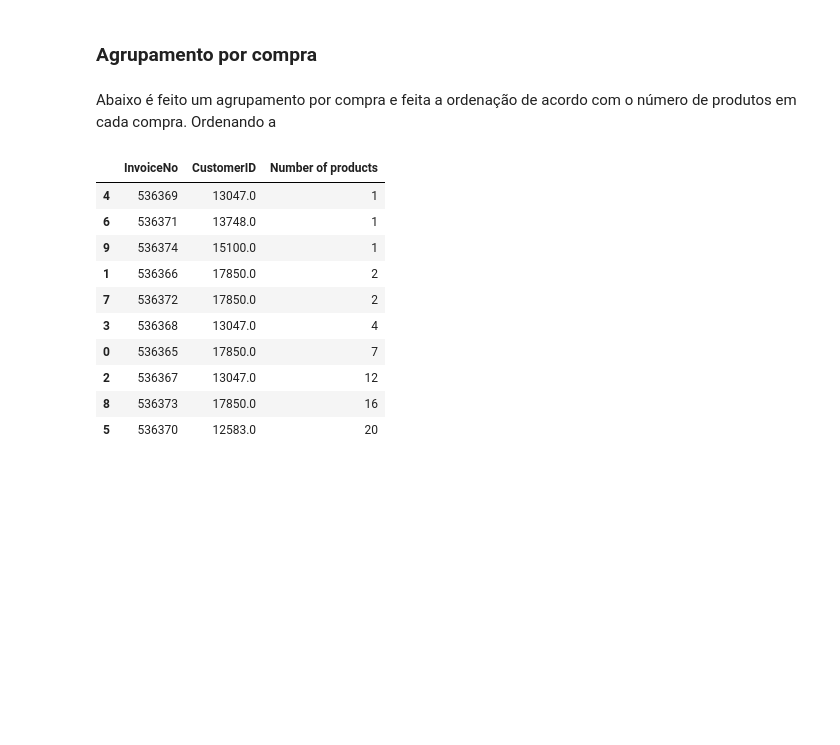
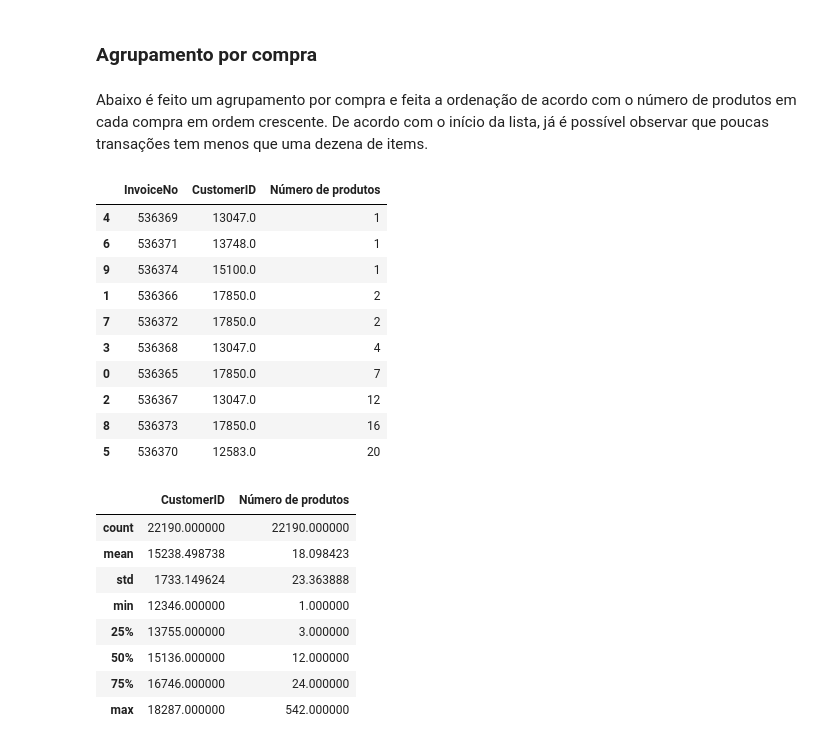
Before and after one commit to SkyNetRecruits/online_retail_dataset, a Jupyter notebook: pre_processing.ipynb, the cells around one changed output. Cells and saved outputs as stored; diff of their text form; code cells hidden in the pictures; blank space fills up the shorter version.

```diff
--- a/pre_processing.ipynb
+++ b/pre_processing.ipynb
@@ -228,12 +228,13 @@ pd.DataFrame([{'Compras': len(df['InvoiceNo'].value_counts()),
 # %% [markdown]
 ### Agrupamento por compra
 # %% [markdown]
-Abaixo é feito um agrupamento por compra e feita a ordenação de acordo com o número de produtos em cada compra. Ordenando a
+Abaixo é feito um agrupamento por compra e feita a ordenação de acordo com o número de produtos em cada compra em ordem crescente. De acordo com o início da lista, já é possível observar que poucas transações tem menos que uma dezena de items.
 # %%
-buy = df.groupby(by=['InvoiceNo', 'CustomerID'], as_index=False)['InvoiceDate'].count().rename(columns = {'InvoiceDate':'Number of products'})
-display(buy.head(10).sort_values('Number of products'))
+buy = df.groupby(by=['InvoiceNo', 'CustomerID'], as_index=False)['InvoiceDate'].count().rename(columns = {'InvoiceDate':'Número de produtos'})
+display(buy.head(10).sort_values('Número de produtos'))
+buy.describe()
 # %% [output]
-|  | InvoiceNo | CustomerID | Number of products |
+|  | InvoiceNo | CustomerID | Número de produtos |
 | 4 | 536369 | 13047.0 | 1 |
 | 6 | 536371 | 13748.0 | 1 |
 | 9 | 536374 | 15100.0 | 1 |
@@ -244,3 +245,12 @@ display(buy.head(10).sort_values('Number of products'))
 | 2 | 536367 | 13047.0 | 12 |
 | 8 | 536373 | 17850.0 | 16 |
 | 5 | 536370 | 12583.0 | 20 |
+|  | CustomerID | Número de produtos |
+| count | 22190.000000 | 22190.000000 |
+| mean | 15238.498738 | 18.098423 |
+| std | 1733.149624 | 23.363888 |
+| min | 12346.000000 | 1.000000 |
+| 25% | 13755.000000 | 3.000000 |
+| 50% | 15136.000000 | 12.000000 |
+| 75% | 16746.000000 | 24.000000 |
+| max | 18287.000000 | 542.000000 |
```
Also changed, not shown: parts of 2 cells of this notebook.
